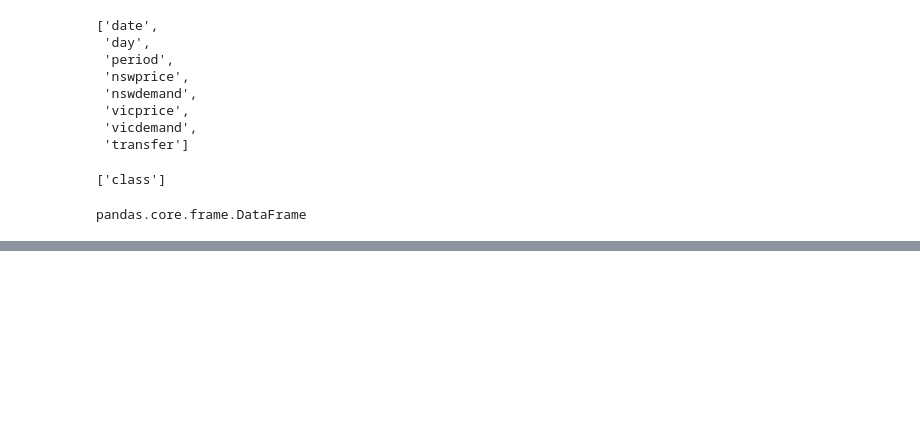
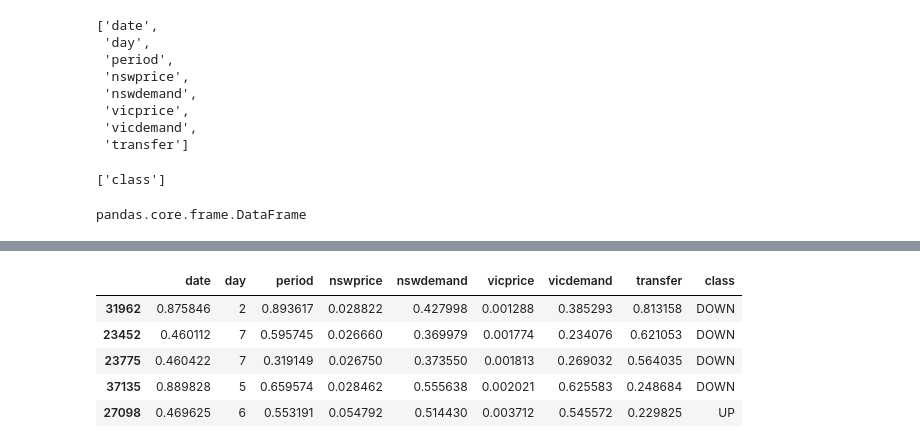
Before and after one commit to Slimcent/Classificatio_Jupyter_Files, a Jupyter notebook: Predicting the increase or decrease of electricity prices.ipynb, the cells around one changed output, grey strips where cells are left out. Saved outputs shown, nothing was run; the diff lists cells and outputs as text; code cells hidden in the pictures; blank space fills up the shorter version.

```diff
--- a/Predicting the increase or decrease of electricity prices.ipynb
+++ b/Predicting the increase or decrease of electricity prices.ipynb
@@ -89,0 +113,11 @@ pandas.core.frame.DataFrame
+# %%
+# Displaying the last rows
+
+train_data.tail()
+# %% [output]
+|  | date | day | period | nswprice | nswdemand | vicprice | vicdemand | transfer | class |
+| 31962 | 0.875846 | 2 | 0.893617 | 0.028822 | 0.427998 | 0.001288 | 0.385293 | 0.813158 | DOWN |
+| 23452 | 0.460112 | 7 | 0.595745 | 0.026660 | 0.369979 | 0.001774 | 0.234076 | 0.621053 | DOWN |
+| 23775 | 0.460422 | 7 | 0.319149 | 0.026750 | 0.373550 | 0.001813 | 0.269032 | 0.564035 | DOWN |
+| 37135 | 0.889828 | 5 | 0.659574 | 0.028462 | 0.555638 | 0.002021 | 0.625583 | 0.248684 | DOWN |
+| 27098 | 0.469625 | 6 | 0.553191 | 0.054792 | 0.514430 | 0.003712 | 0.545572 | 0.229825 | UP |
```
Also changed, not shown: parts of 10 cells of this notebook.
